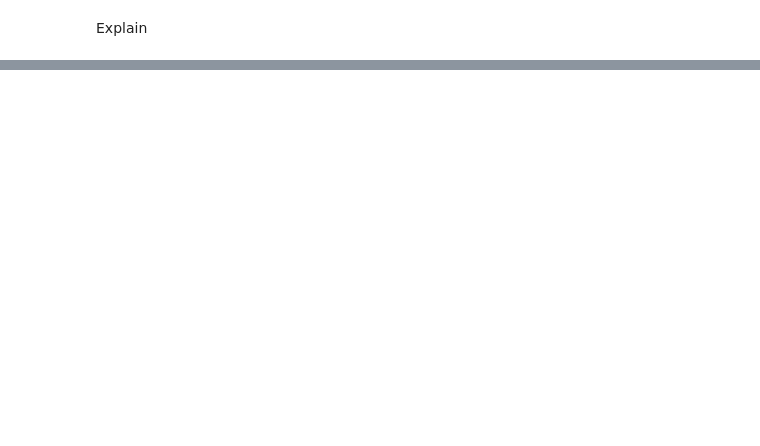
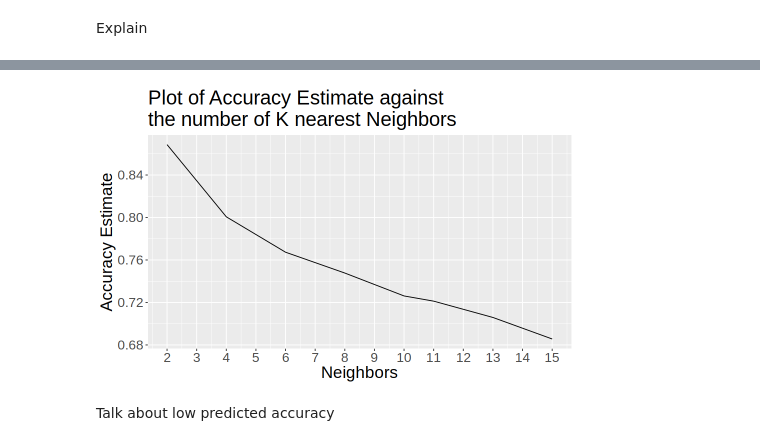
Before and after one commit to arjunbhatia13/DSCI-Project-013, a Jupyter notebook: FinalProject.ipynb, the cells around one changed output, grey strips where cells are left out. Drawn from its saved outputs; the diff is of its cells as text; code cells hidden in the pictures; blank space fills up the shorter version.

```diff
--- a/FinalProject.ipynb
+++ b/FinalProject.ipynb
@@ -94,0 +153,15 @@ Explain
+# %%
+#Creating classification recipe and spec
+set.seed(1311)
+
+wine_recipe <- recipe(quality ~ . , data = wine_training)|>
+               step_center(all_predictors())|>
+               step_scale(all_predictors())|>
+               prep()
+
+wine_tune <- nearest_neighbor(weight_func = "rectangular", neighbors = tune()) |>
+             set_engine("kknn") |>
+             set_mode("classification")
+
+wine_recipe
+wine_tune
@@ -94,0 +190,32 @@ Explain
+# %%
+#Choosing the optimal number of neighbours
+set.seed(1311)
+options(repr.plot.width = 8, repr.plot.height = 5)
+
+wine_vfold <- vfold_cv(wine_training, v = 5, strata = quality)
+
+knn_results <- workflow() |>
+               add_recipe(wine_recipe) |>
+               add_model(wine_tune) |>
+               tune_grid(resamples = wine_vfold, grid = 10)|>
+               collect_metrics()
+knn_results
+# %%
+set.seed(1311)
+#Plotting predicted accuracies to choose optimal number of neighbors
+
+accuracies <- knn_results |>
+              filter(.metric == "accuracy")
+
+accuracies_plot <- ggplot(accuracies, aes(x = neighbors, y = mean))+
+                   geom_line() +
+                   labs(x = "Neighbors", y = "Accuracy Estimate", title = "Plot of Accuracy Estimate against
+the number of K nearest Neighbors") +
+                   scale_x_continuous(breaks = seq(0, 100, by = 1)) +
+                   theme(text = element_text(size = 20))
+
+accuracies_plot
+# %% [output]
+[figure, added]
+# %% [markdown]
+Talk about low predicted accuracy
```
Also changed, not shown: parts of 43 cells of this notebook.
